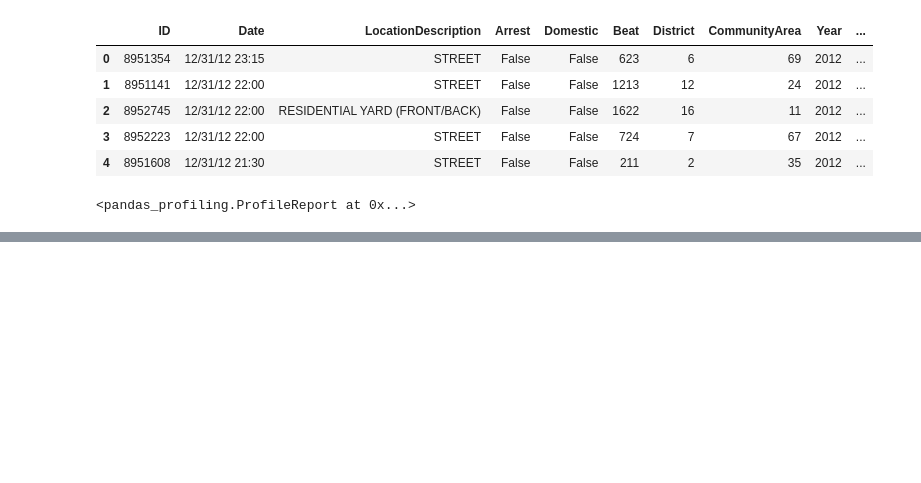
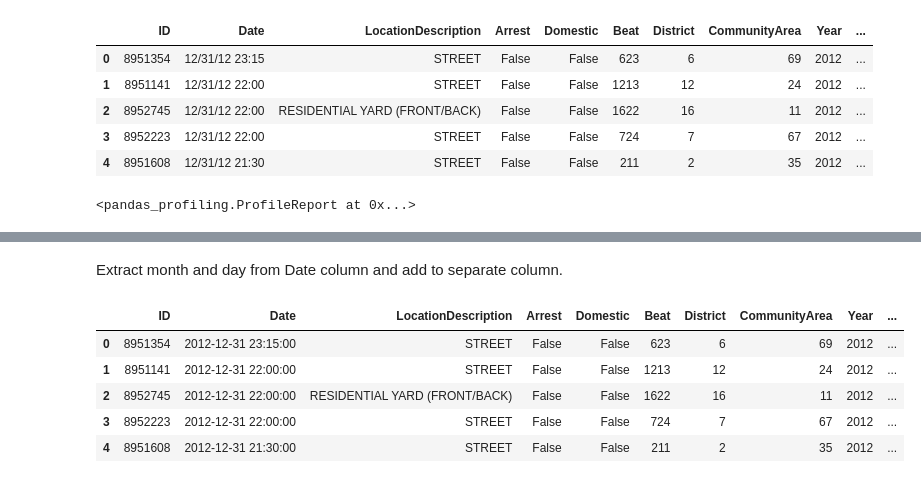
Before and after one commit to atheesh1998/Analytics-Edge, a Jupyter notebook: 2. Chicago Grand Theft Auto.ipynb, the cells around one changed output, grey strips where cells are left out. Saved outputs shown, nothing was run; the diff lists cells and outputs as text; code cells hidden in the pictures; blank space fills up the shorter version.

```diff
--- a/2. Chicago Grand Theft Auto.ipynb
+++ b/2. Chicago Grand Theft Auto.ipynb
@@ -29,0 +83,2 @@ pandas_profiling.ProfileReport(df)
+# %%
+df['Date'] = pd.to_datetime(df['Date'])
@@ -29,0 +109,16 @@ pandas_profiling.ProfileReport(df)
+# %% [markdown]
+Extract month and day from Date column and add to separate column.
+# %%
+import datetime as dt
+df['Year'] = df['Date'].dt.year
+df['Month'] = df['Date'].dt.month
+df['Day'] = df['Date'].dt.strftime('%a')
+# %%
+df.head()
+# %% [output]
+|  | ID | Date | LocationDescription | Arrest | Domestic | Beat | District | CommunityArea | Year | ... |
+| 0 | 8951354 | 2012-12-31 23:15:00 | STREET | False | False | 623 | 6 | 69 | 2012 | ... |
+| 1 | 8951141 | 2012-12-31 22:00:00 | STREET | False | False | 1213 | 12 | 24 | 2012 | ... |
+| 2 | 8952745 | 2012-12-31 22:00:00 | RESIDENTIAL YARD (FRONT/BACK) | False | False | 1622 | 16 | 11 | 2012 | ... |
+| 3 | 8952223 | 2012-12-31 22:00:00 | STREET | False | False | 724 | 7 | 67 | 2012 | ... |
+| 4 | 8951608 | 2012-12-31 21:30:00 | STREET | False | False | 211 | 2 | 35 | 2012 | ... |
```
Also changed, not shown: parts of 42 cells of this notebook.
